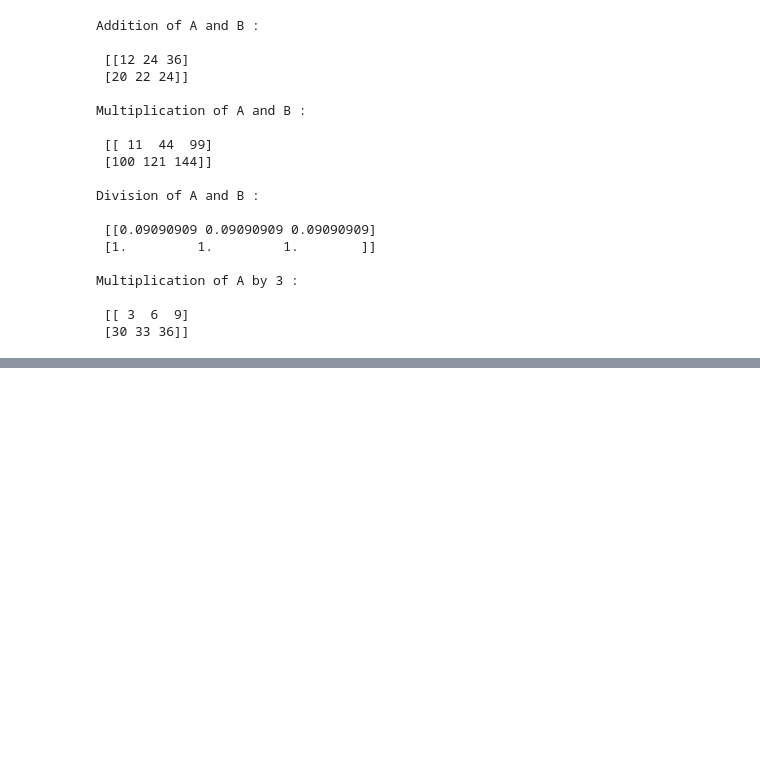
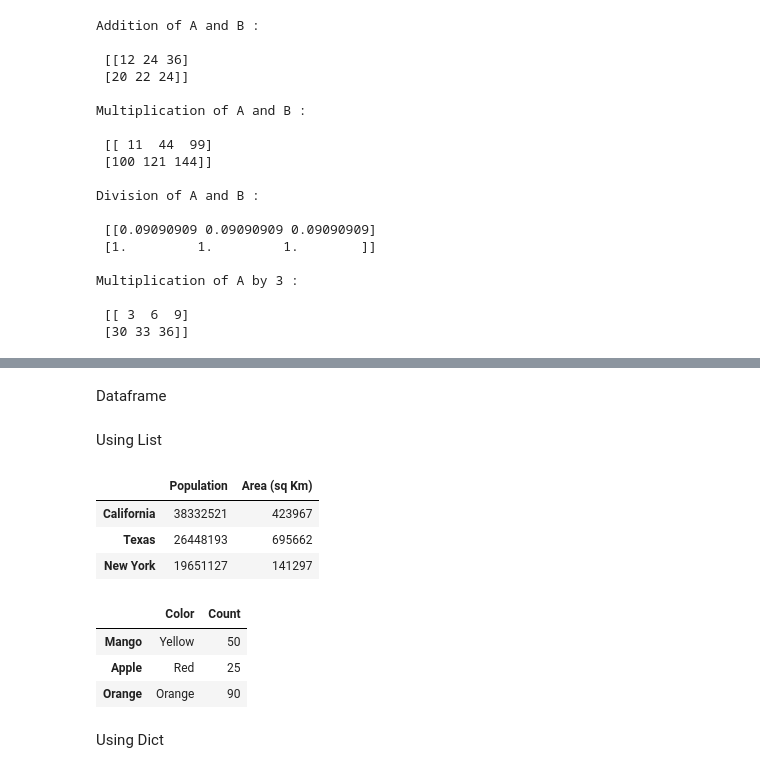
Before and after one commit to aryanmajhi75/Python, a Jupyter notebook: RegularClass.ipynb, the cells around one changed output, grey strips where cells are left out. Drawn from its saved outputs; the diff is of its cells as text; code cells hidden in the pictures; blank space fills up the shorter version.

```diff
--- a/RegularClass.ipynb
+++ b/RegularClass.ipynb
@@ -635,0 +704,26 @@ Multiplication of A by 3 :
+# %% [markdown]
+Dataframe
+# %% [markdown]
+Using List
+# %%
+city1=[38332521,423967]
+city2=[26448193,695662]
+city3=[19651127,141297]
+pd.DataFrame([city1,city2,city3],index=["California","Texas","New York"],columns=["Population","Area (sq Km)"])
+# %% [output]
+|  | Population | Area (sq Km) |
+| California | 38332521 | 423967 |
+| Texas | 26448193 | 695662 |
+| New York | 19651127 | 141297 |
+# %%
+fruit1=["Yellow",50]
+fruit2=["Red",25]
+fruit3=["Orange",90]
+pd.DataFrame([fruit1,fruit2,fruit3],index=["Mango","Apple","Orange"],columns=["Color","Count"])
+# %% [output]
+|  | Color | Count |
+| Mango | Yellow | 50 |
+| Apple | Red | 25 |
+| Orange | Orange | 90 |
+# %% [markdown]
+Using Dict
```
Also changed, not shown: parts of 6 cells of this notebook, 3 other files.
